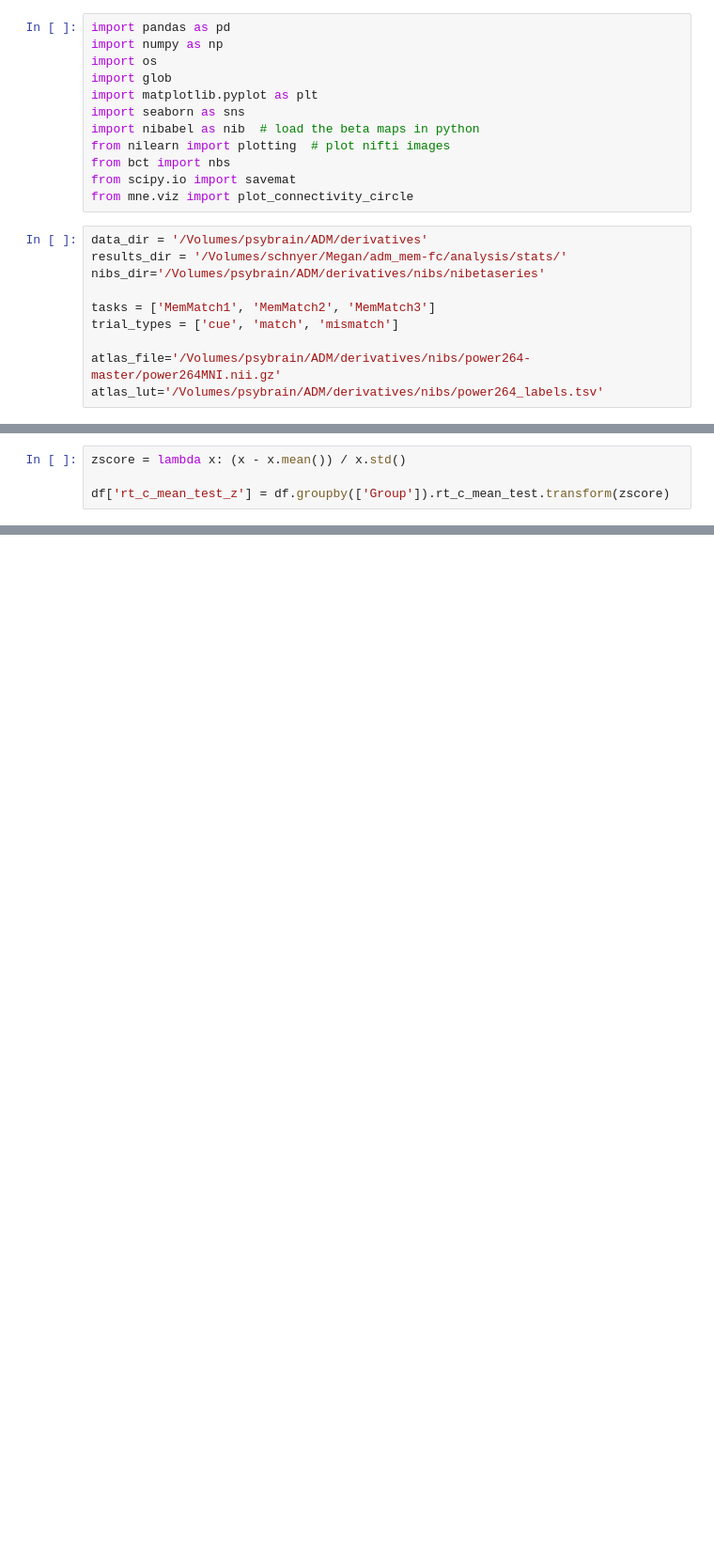
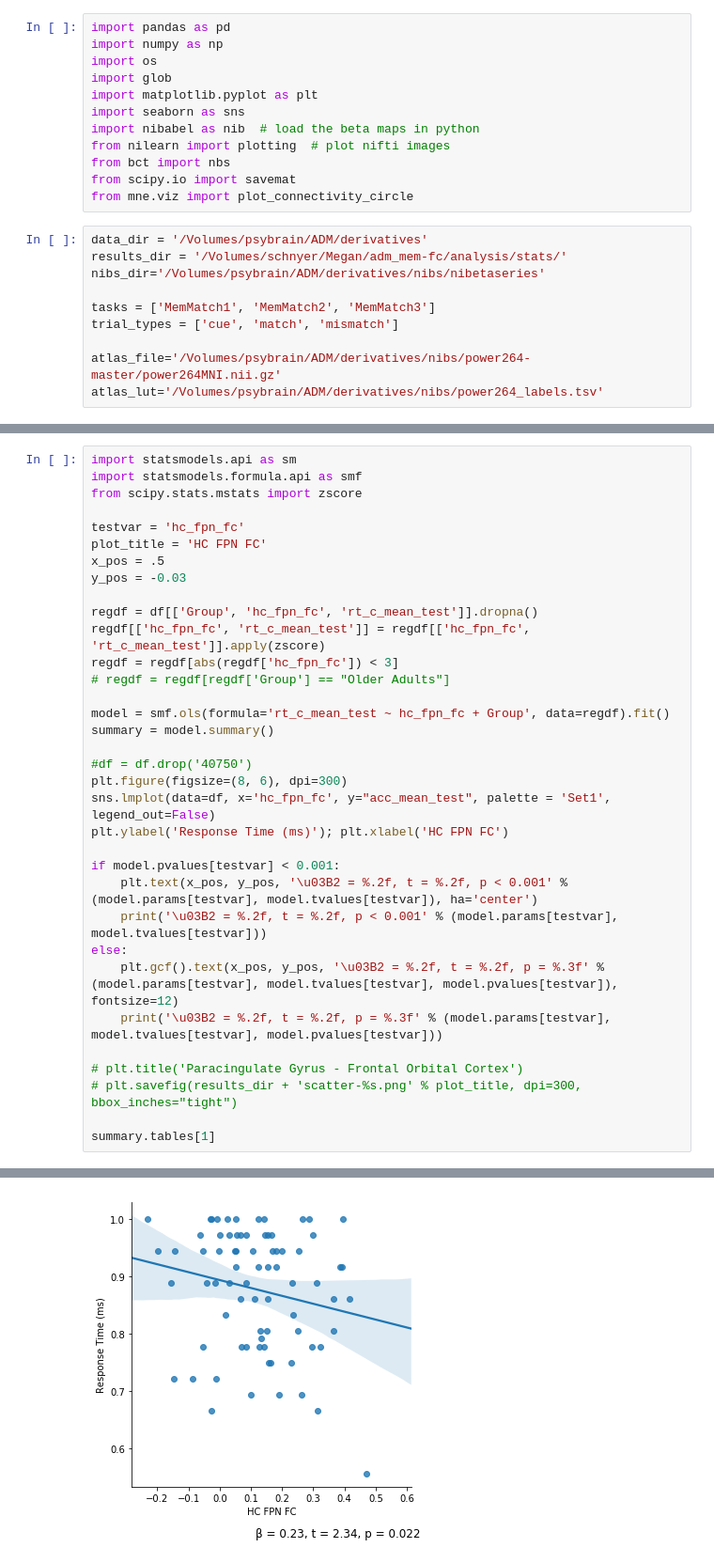
Before and after one commit to mcmahonmc/dissertation, a Jupyter notebook: Statistics-hc.ipynb, the cells around one changed output, grey strips where cells are left out. Shown at 94% size. Cells and saved outputs as stored; diff of their text form; blank space fills up the shorter version.

```diff
--- a/Statistics-hc.ipynb
+++ b/Statistics-hc.ipynb
@@ -226,4 +34,0 @@ plt.savefig(results_dir + 'hist_rtc-log.png', dpi=300)
-# %%
-zscore = lambda x: (x - x.mean()) / x.std()
-
-df['rt_c_mean_test_z'] = df.groupby(['Group']).rt_c_mean_test.transform(zscore)
@@ -3243,0 +88,35 @@ summary
+# %%
+import statsmodels.api as sm
+import statsmodels.formula.api as smf
+from scipy.stats.mstats import zscore
+
+testvar = 'hc_fpn_fc'
+plot_title = 'HC FPN FC'
+x_pos = .5
+y_pos = -0.03
+
+regdf = df[['Group', 'hc_fpn_fc', 'rt_c_mean_test']].dropna()
+regdf[['hc_fpn_fc', 'rt_c_mean_test']] = regdf[['hc_fpn_fc', 'rt_c_mean_test']].apply(zscore)
+regdf = regdf[abs(regdf['hc_fpn_fc']) < 3]
+# regdf = regdf[regdf['Group'] == "Older Adults"]
+
+model = smf.ols(formula='rt_c_mean_test ~ hc_fpn_fc + Group', data=regdf).fit()
+summary = model.summary()
+
+#df = df.drop('40750')
+plt.figure(figsize=(8, 6), dpi=300)
+sns.lmplot(data=df, x='hc_fpn_fc', y="acc_mean_test", palette = 'Set1', legend_out=False)
+plt.ylabel('Response Time (ms)'); plt.xlabel('HC FPN FC')
+
+if model.pvalues[testvar] < 0.001:
+    plt.text(x_pos, y_pos, '\u03B2 = %.2f, t = %.2f, p < 0.001' % (model.params[testvar], model.tvalues[testvar]), ha='center')
+    print('\u03B2 = %.2f, t = %.2f, p < 0.001' % (model.params[testvar], model.tvalues[testvar]))
+else:
+    plt.gcf().text(x_pos, y_pos, '\u03B2 = %.2f, t = %.2f, p = %.3f' % (model.params[testvar], model.tvalues[testvar], model.pvalues[testvar]), fontsize=12)
+    print('\u03B2 = %.2f, t = %.2f, p = %.3f' % (model.params[testvar], model.tvalues[testvar], model.pvalues[testvar]))
+
+# plt.title('Paracingulate Gyrus - Frontal Orbital Cortex')
+# plt.savefig(results_dir + 'scatter-%s.png' % plot_title, dpi=300, bbox_inches="tight")
+
+summary.tables[1]
+# %% [output]
@@ -3243,0 +129 @@ summary
+[figure, added]
```
Also changed, not shown: parts of 125 cells of this notebook, 3 other files.
